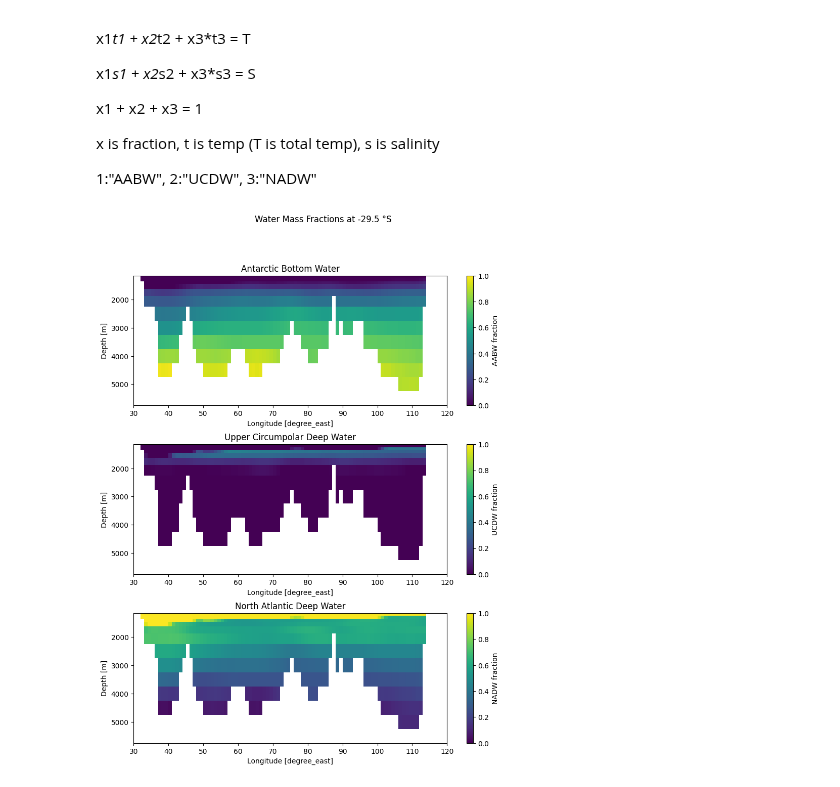
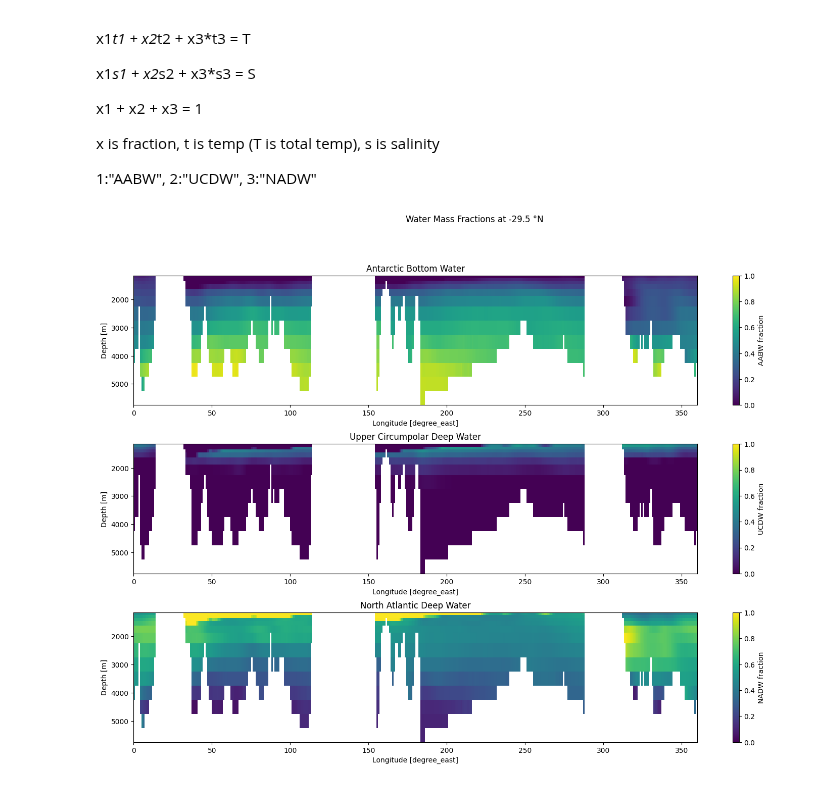
Before and after one commit to JRethemeier/Thermohaline-Circulation, a Jupyter notebook: Assignment4/Assignment4.ipynb, the cells around one changed output. Cells and saved outputs as stored; diff of their text form; code cells hidden in the pictures.

```diff
--- a/Assignment4/Assignment4.ipynb
+++ b/Assignment4/Assignment4.ipynb
@@ -197,7 +197,7 @@ x3 = []  #f_NADW
 
 percentages = [] #f_AABW, f_UCDW, f_NADW
 
-data = levitus_1a.sel(lon=slice(30,120), depth=slice(1200, 5500))
+data = levitus_1a.sel(depth=slice(1200, 5500))
 
 array_T = data.pot_temp.data
 array_S = data.abs_sal.data
@@ -236,20 +236,20 @@ data["AABW fraction"] = (data.abs_sal.dims, x1)
 data["UCDW fraction"] = (data.abs_sal.dims, x2)
 data["NADW fraction"] = (data.abs_sal.dims, x3)
 # %%
-fig, axs = plt.subplots(nrows=3, figsize=(10,12))
-fig.suptitle(f"Water Mass Fractions at {latitude} °S")
+fig, axs = plt.subplots(nrows=3, figsize=(18,12))
+fig.suptitle(f"Water Mass Fractions at {latitude} °N")
 plt.subplots_adjust(hspace=0.3)
 
 data["AABW fraction"].plot(x="lon", y="depth", ax=axs[0], vmin=0, vmax=1)
 axs[0].set_title("Antarctic Bottom Water")
 axs[0].yaxis.set_inverted(True)
 
 data["UCDW fraction"].plot(x="lon", y="depth", ax=axs[1], vmin=0, vmax=1)
 axs[1].set_title("Upper Circumpolar Deep Water")
 axs[1].yaxis.set_inverted(True)
 
 data["NADW fraction"].plot(x="lon", y="depth", ax=axs[2], vmin=0, vmax=1)
 axs[2].set_title("North Atlantic Deep Water")
 axs[2].yaxis.set_inverted(True)
 # %% [output]
-[figure, old version]
+[figure, new version]
```
Also changed, not shown: parts of 1 cell of this notebook.
